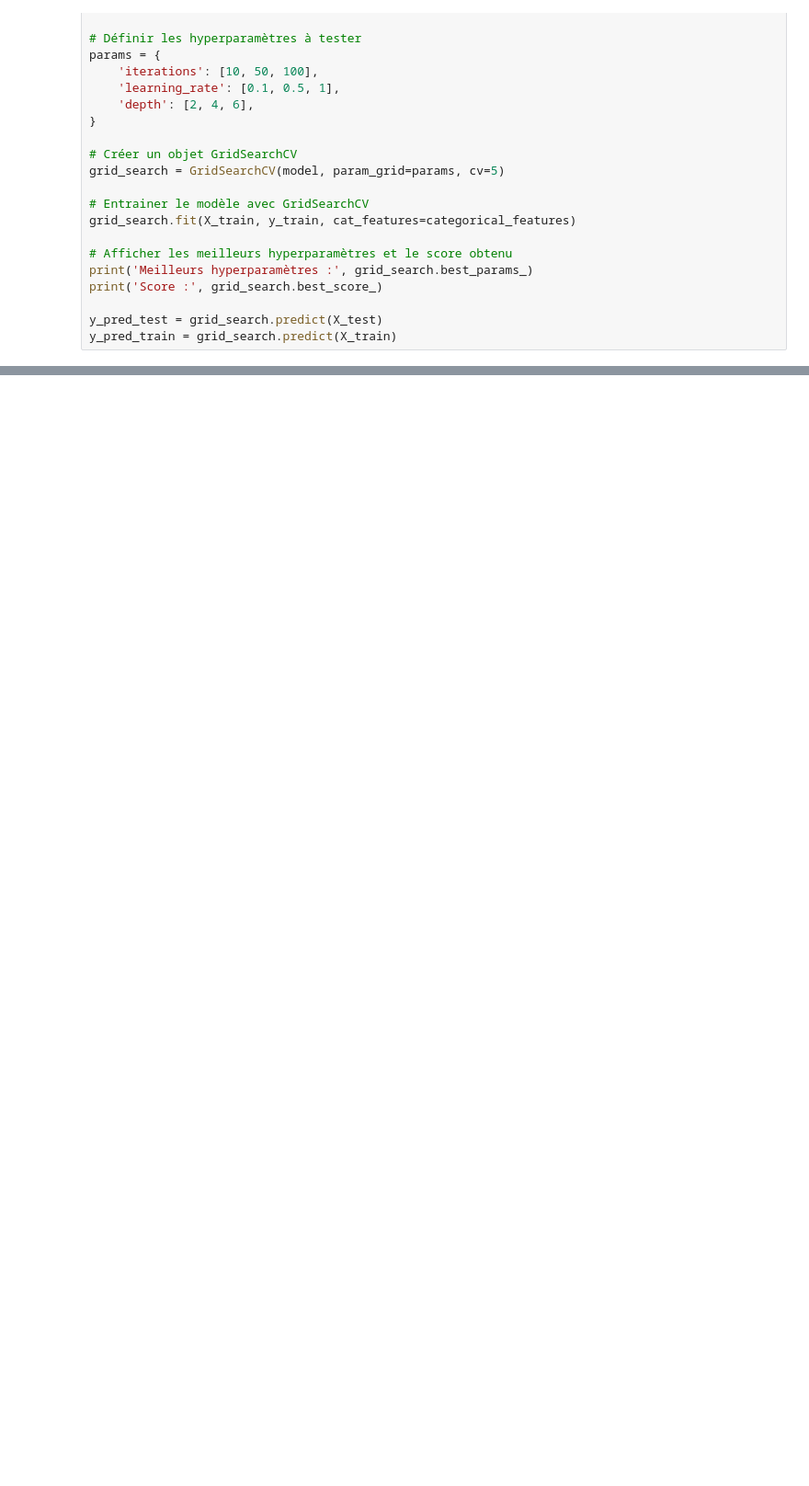
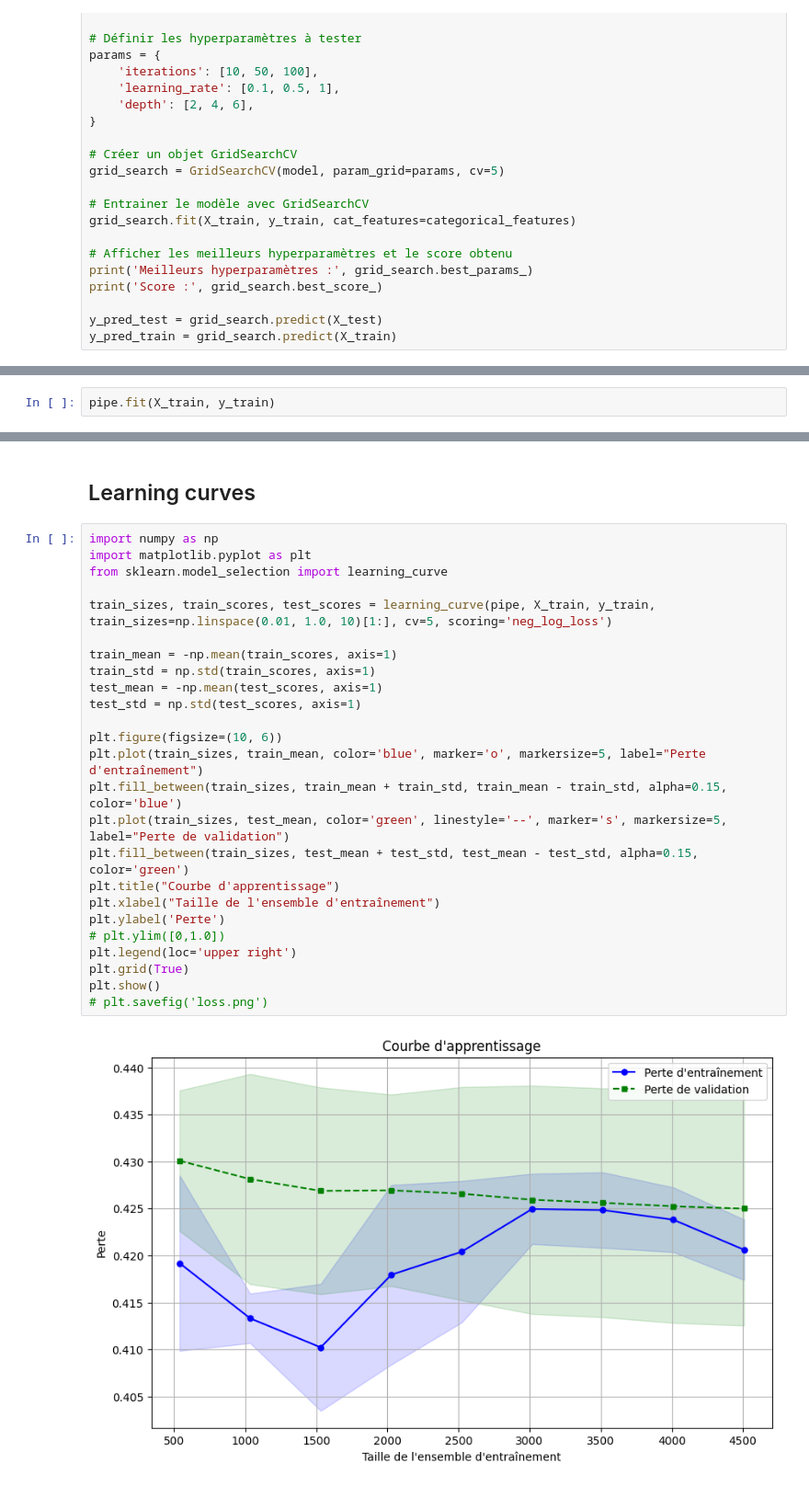
Before and after one commit to charles-42/classification_telco_churn, a Jupyter notebook: nb_service_internet_model.ipynb, the cells around one changed output, grey strips where cells are left out. Shown: that part at 92% size. Drawn from its saved outputs; the diff is of its cells as text; blank space fills up the shorter version.

Commit message:
learning curves

```diff
--- a/nb_service_internet_model.ipynb
+++ b/nb_service_internet_model.ipynb
@@ -726,0 +826,2 @@ y_pred_train = grid_search.predict(X_train)
+# %%
+pipe.fit(X_train, y_train)
@@ -726,0 +854,29 @@ y_pred_train = grid_search.predict(X_train)
+# %% [markdown]
+## Learning curves
+# %%
+import numpy as np
+import matplotlib.pyplot as plt
+from sklearn.model_selection import learning_curve
+
+train_sizes, train_scores, test_scores = learning_curve(pipe, X_train, y_train, train_sizes=np.linspace(0.01, 1.0, 10)[1:], cv=5, scoring='neg_log_loss')
+
+train_mean = -np.mean(train_scores, axis=1)
+train_std = np.std(train_scores, axis=1)
+test_mean = -np.mean(test_scores, axis=1)
+test_std = np.std(test_scores, axis=1)
+
+plt.figure(figsize=(10, 6))
+plt.plot(train_sizes, train_mean, color='blue', marker='o', markersize=5, label="Perte d'entraînement")
+plt.fill_between(train_sizes, train_mean + train_std, train_mean - train_std, alpha=0.15, color='blue')
+plt.plot(train_sizes, test_mean, color='green', linestyle='--', marker='s', markersize=5, label="Perte de validation")
+plt.fill_between(train_sizes, test_mean + test_std, test_mean - test_std, alpha=0.15, color='green')
+plt.title("Courbe d'apprentissage")
+plt.xlabel("Taille de l'ensemble d'entraînement")
+plt.ylabel('Perte')
+# plt.ylim([0,1.0])
+plt.legend(loc='upper right')
+plt.grid(True)
+plt.show()
+# plt.savefig('loss.png')
+# %% [output]
+[figure, added]
```
Also changed, not shown: parts of 24 cells of this notebook, 1 other file.
